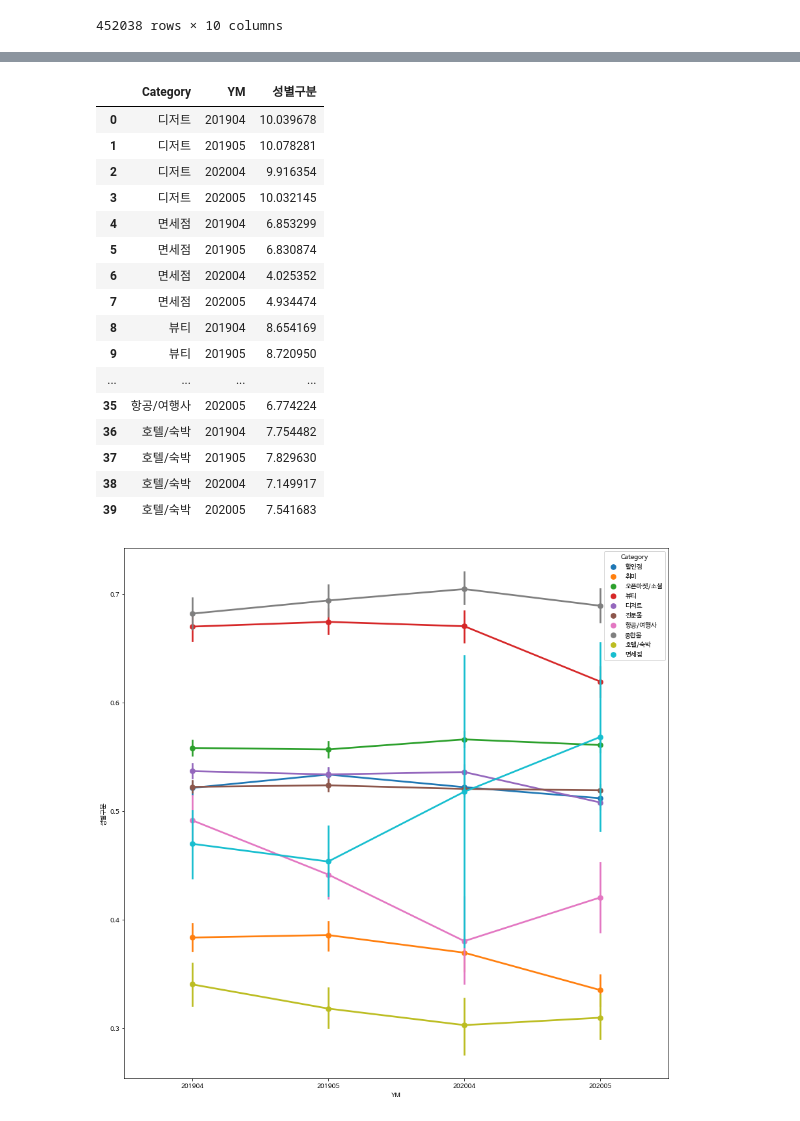
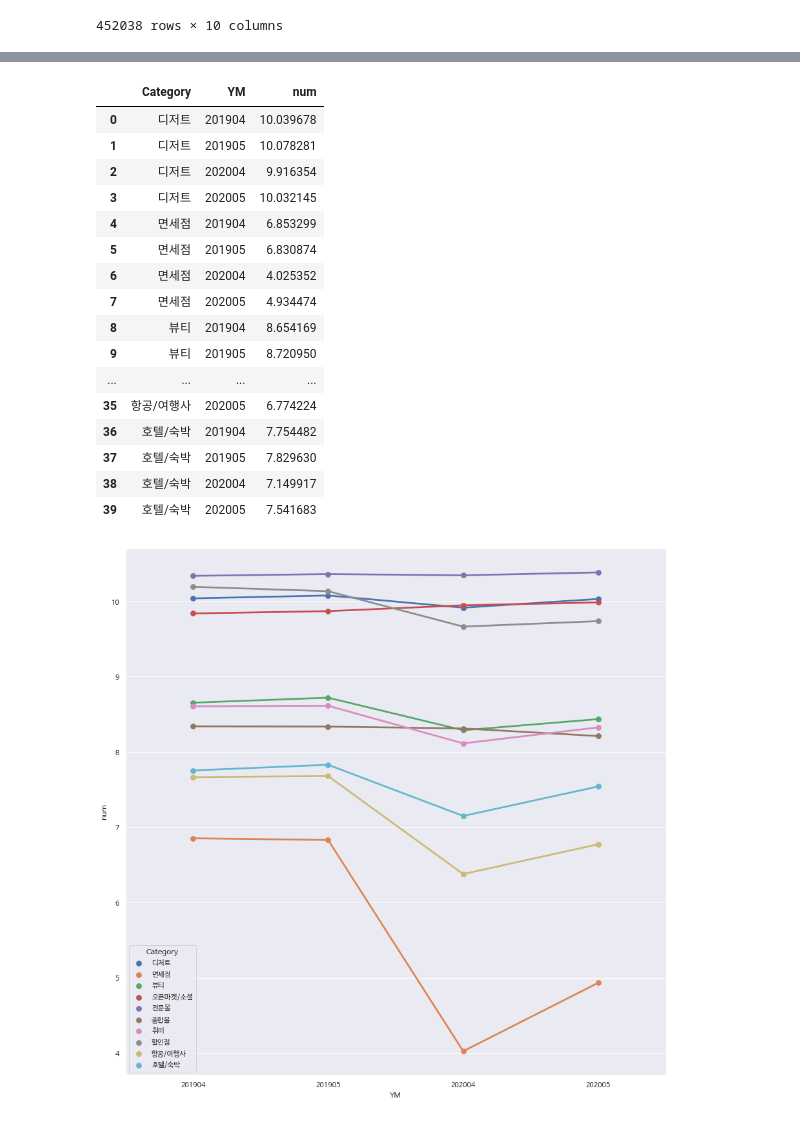
Before and after one commit to danbikiki/machine-learning, a Jupyter notebook: 삼성카드_진짜.ipynb, the cells around one changed output, grey strips where cells are left out. Cells and saved outputs as stored; diff of their text form; code cells hidden in the pictures.

```diff
--- a/삼성카드_진짜.ipynb
+++ b/삼성카드_진짜.ipynb
@@ -121,0 +125,8 @@ fc-cache: succeeded
+# %%
+import seaborn as sns
+import matplotlib.pyplot as plt
+plt.rc('font', family='NanumBarunGothic')
+sns.pointplot(x='YM',y="num",hue='Category',data=df1_c)
+plt.rcParams['figure.figsize']=(20,20)
+#https://biz.chosun.com/site/data/html_dir/2020/08/17/2020081700624.html
+#1020은 전문몰, 30대 이상은 종합몰 선호
@@ -122,10 +135,11 @@ fc-cache: succeeded
 # %%
 import numpy as np
-df1_log=np.log(df1_category['성별구분'])
+df1_log=np.log(df1_category['num'])
 df1_log=pd.DataFrame(df1_log)
-df1_log.reset_index()
+df1_log=df1_log.reset_index()
+df1_log
 # %% [output]
-|  | Category | YM | 성별구분 |
+|  | Category | YM | num |
 | 0 | 디저트 | 201904 | 10.039678 |
 | 1 | 디저트 | 201905 | 10.078281 |
 | 2 | 디저트 | 202004 | 9.916354 |
@@ -143,7 +157,9 @@ df1_log.reset_index()
 | 38 | 호텔/숙박 | 202004 | 7.149917 |
 | 39 | 호텔/숙박 | 202005 | 7.541683 |
 # %%
-sns.pointplot(x='YM',y='성별구분',hue='Category',data=df1)
-plt.rcParams['figure.figsize']=(15,15)
+import matplotlib.pyplot as plt
+plt.rc('font', family='NanumBarunGothic')
+sns.pointplot(x='YM',y='num',hue='Category',data=df1_log)
+plt.rcParams['figure.figsize']=(20,20)
 # %% [output]
-[figure, old version]
+[figure, new version]
```
Also changed, not shown: parts of 50 cells of this notebook.
